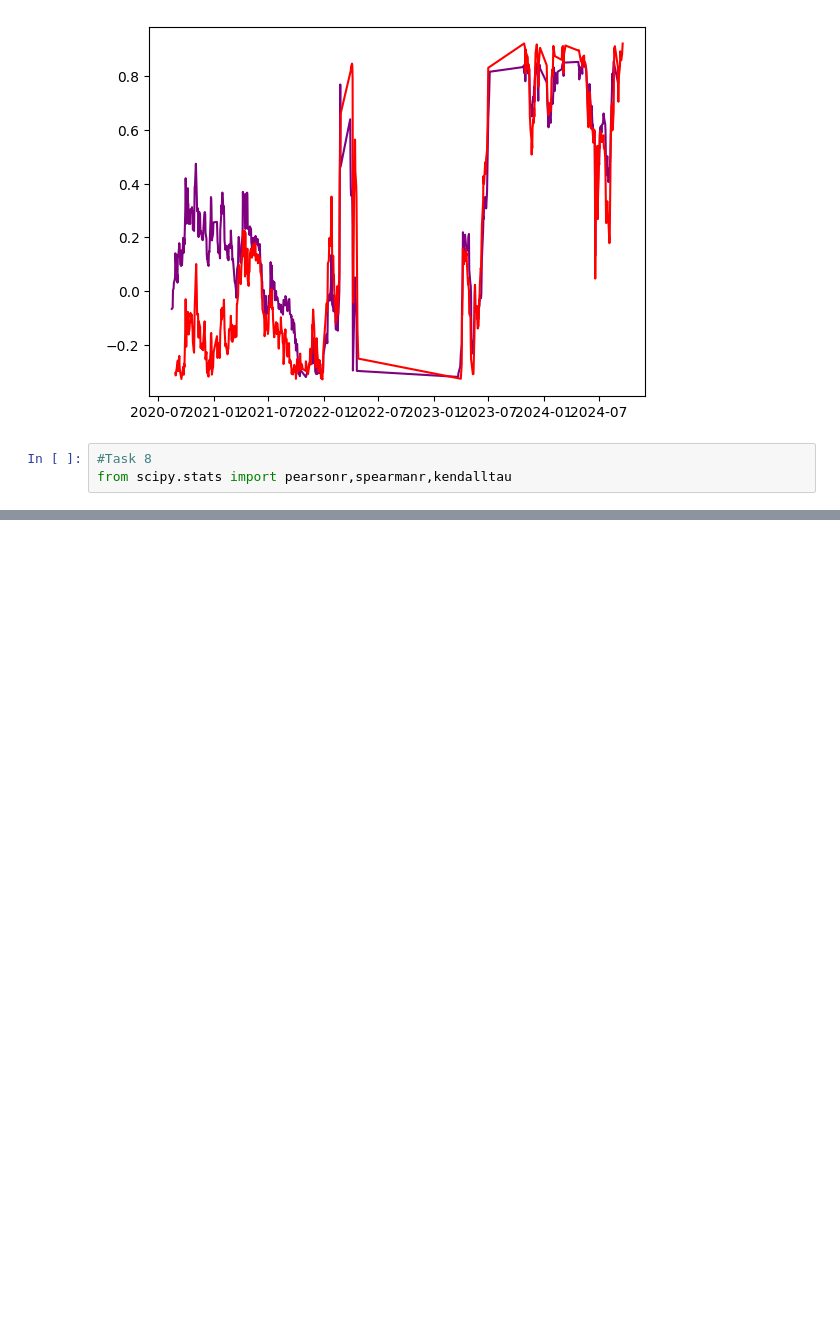
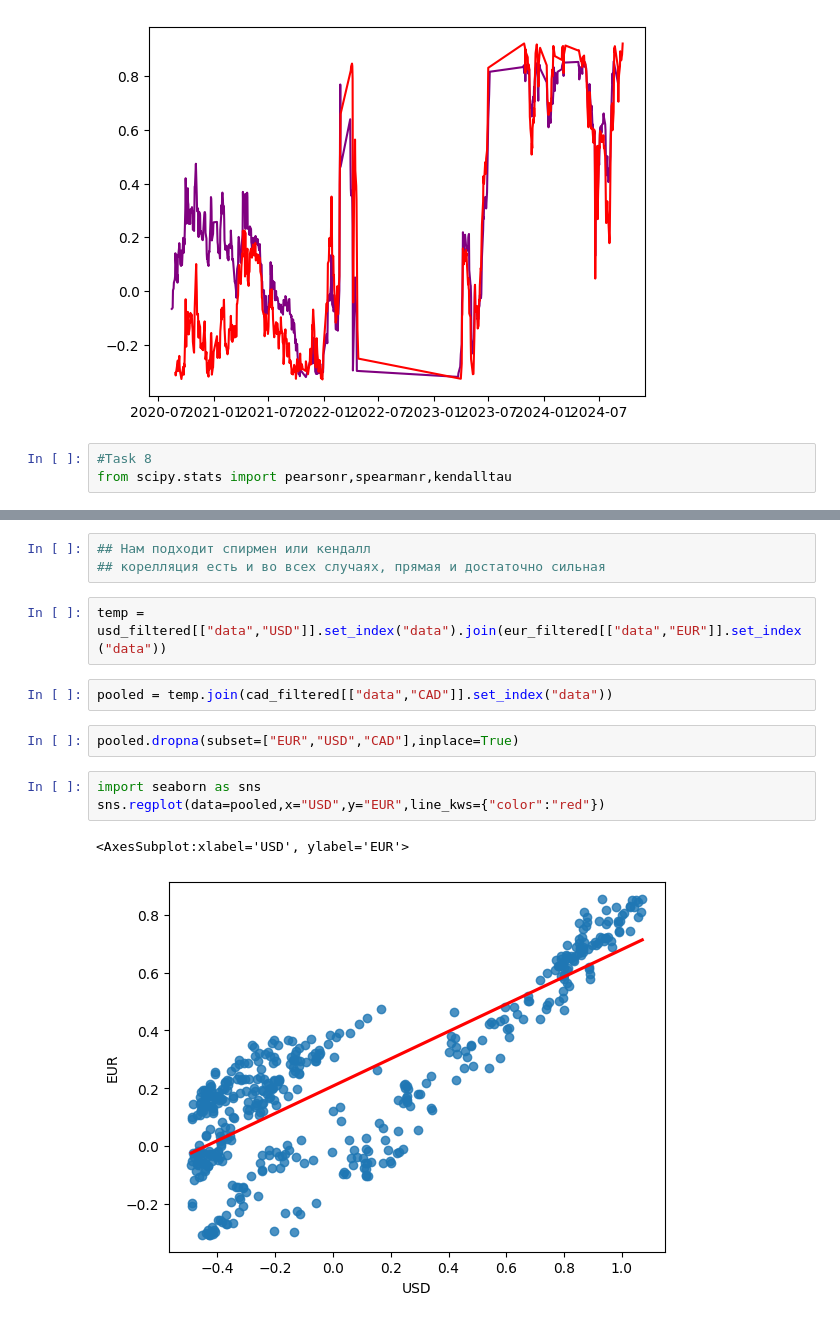
Before and after one commit to mmonastyrskiy/7_sem, a Jupyter notebook: ML/lab/lab2/Lab2.ipynb, the cells around one changed output, grey strips where cells are left out. Saved outputs shown, nothing was run; the diff lists cells and outputs as text; blank space fills up the shorter version.

```diff
--- a/ML/lab/lab2/Lab2.ipynb
+++ b/ML/lab/lab2/Lab2.ipynb
@@ -245,0 +246,15 @@ SignificanceResult(statistic=np.float64(0.45918461543246375), pvalue=np.float64(
+# %%
+## Нам подходит спирмен или кендалл
+## корелляция есть и во всех случаях, прямая и достаточно сильная
+# %%
+temp = usd_filtered[["data","USD"]].set_index("data").join(eur_filtered[["data","EUR"]].set_index("data"))
+# %%
+pooled = temp.join(cad_filtered[["data","CAD"]].set_index("data"))
+# %%
+pooled.dropna(subset=["EUR","USD","CAD"],inplace=True)
+# %%
+import seaborn as sns
+sns.regplot(data=pooled,x="USD",y="EUR",line_kws={"color":"red"})
+# %% [output]
+<AxesSubplot:xlabel='USD', ylabel='EUR'>
+[figure, added]
```
Also changed, not shown: parts of 13 cells of this notebook.
